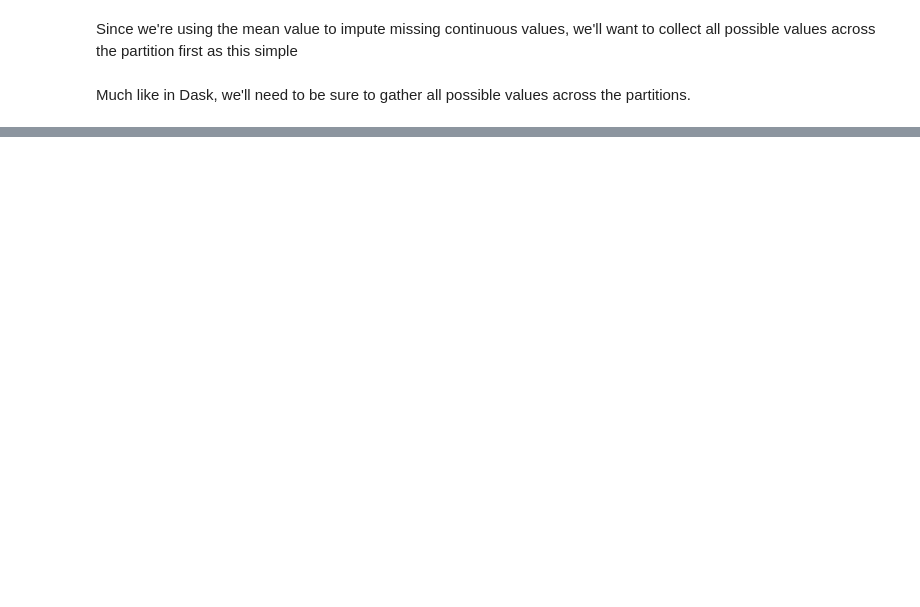
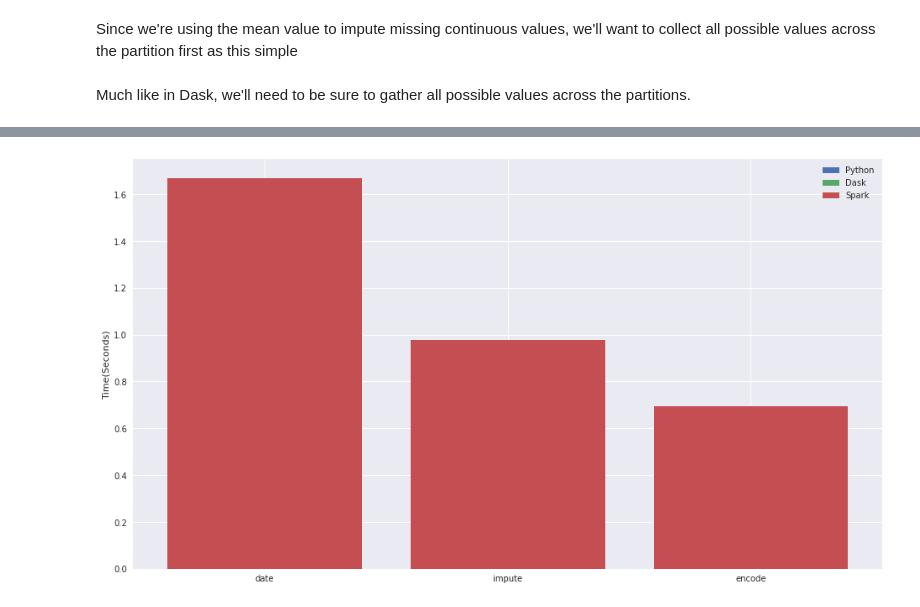
Before and after one commit to ernestk-git/data-scientist-ish, a Jupyter notebook: parallel_preprocessing_comparison.ipynb, the cells around one changed output, grey strips where cells are left out. Cells and saved outputs as stored; diff of their text form; code cells hidden in the pictures; blank space fills up the shorter version.

Commit message:
Adding plots

```diff
--- a/parallel_preprocessing_comparison.ipynb
+++ b/parallel_preprocessing_comparison.ipynb
@@ -20,5 +36,3 @@ sns.set()
-# %%
-row_range = 10 ** np.arange(5,8)
 # %% [markdown]
 ## Initializing Data
 
@@ -31,30 +45,23 @@ The random int column, c2, contains NaN values, 10% of the total.
 The categorical column, c3, also contains NaN values, 10% of the total.
 # %%
 def gen_data(nRows, startdate):
-    @jit
-    def numerical_data(nRows, startdate):
-        c1 = np.random.rand(nRows)
-        c2 = np.random.randint(0,3333,nRows)
-        c3 = np.random.choice(['a','b','c','d','e',
-                   'f','g','h','i','j',
-                   'k','l','m','n','o',
-                   'p','q','r','s','t',
-                   'u','v','w','x','y','z'],size=nRows)
-
-        return c1, c2, c3
-
-    c1, c2, c3 = numerical_data(nRows, startdate)
+    # generate random data
+    c1 = np.random.rand(nRows)
+    c2 = np.random.randint(0,3333,nRows)
+    c3 = np.random.choice(['a','b','c','d','e',
+               'f','g','h','i','j',
+               'k','l','m','n','o',
+               'p','q','r','s','t',
+               'u','v','w','x','y','z'],size=nRows)
     date = [startdate + datetime.timedelta(int(i)) for i in np.random.randint(1,36524,size=nRows)]
-
     data = pd.DataFrame({'date':date,
                          'c1':c1,
                          'c2':c2,
                          'c3':c3
                         })
-
     data.date = pd.to_datetime(data.date)
 
-    ### picking random null values
+    # picking random null values
     data.loc[data.sample(frac=.1).index,'c2'] = np.nan
     data.loc[data.sample(frac=.1).index,'c3'] = np.nan
 
@@ -64,7 +71,7 @@ def gen_data(nRows, startdate):
 
 The following function extracts the various parts of time from a datetime column and returns the original dataframe with the new features:
 # %%
-def date_extractor(df, dateCol, interval=['year','month','week','day','dayofweek']):
+def date_extractor(df, dateCol='date', interval=['year','month','week','day','dayofweek']):
     '''
     input: dataframe, column of datetime objects, desired list of time-interval features
     output: dataframe with new time-interval features appended
@@ -504,0 +563,5 @@ for i,nIter in enumerate(row_range):
+# %%
+import seaborn as sns
+
+sns.set(style='darkgrid')
+sns.set(rc={'figure.figsize':(16,9)})
@@ -504,0 +611,12 @@ for i,nIter in enumerate(row_range):
+# %%
+fig, ax = plt.subplots(figsize=(16,9))
+ax.bar(results_py.iloc[0,0:3].index, results_py.iloc[0,0:3],label='Python')
+ax.bar(results_dd.iloc[0,0:3].index, results_dd.iloc[0,0:3],label='Dask')
+ax.bar(results_sp.iloc[0,0:3].index, results_sp.iloc[0,0:3],label='Spark')
+#ax.set_xlabel("Rows")
+ax.set_ylabel("Time(Seconds)")
+ax.legend()
+plt.show()
+fig.savefig('./images/01.png',dpi=300)
+# %% [output]
+[figure, added]
```
Also changed, not shown: parts of 27 cells of this notebook, 1 other file.
